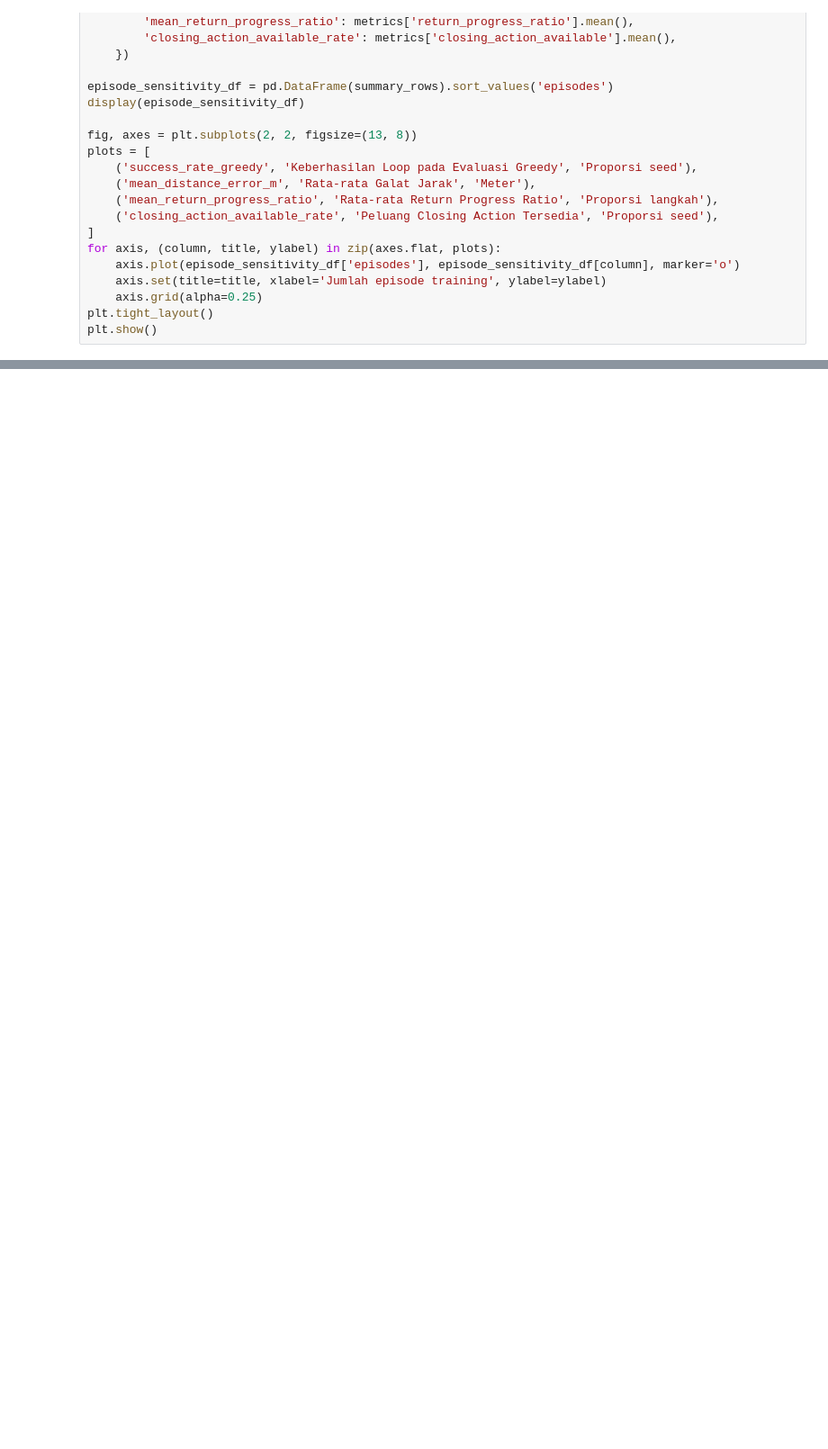
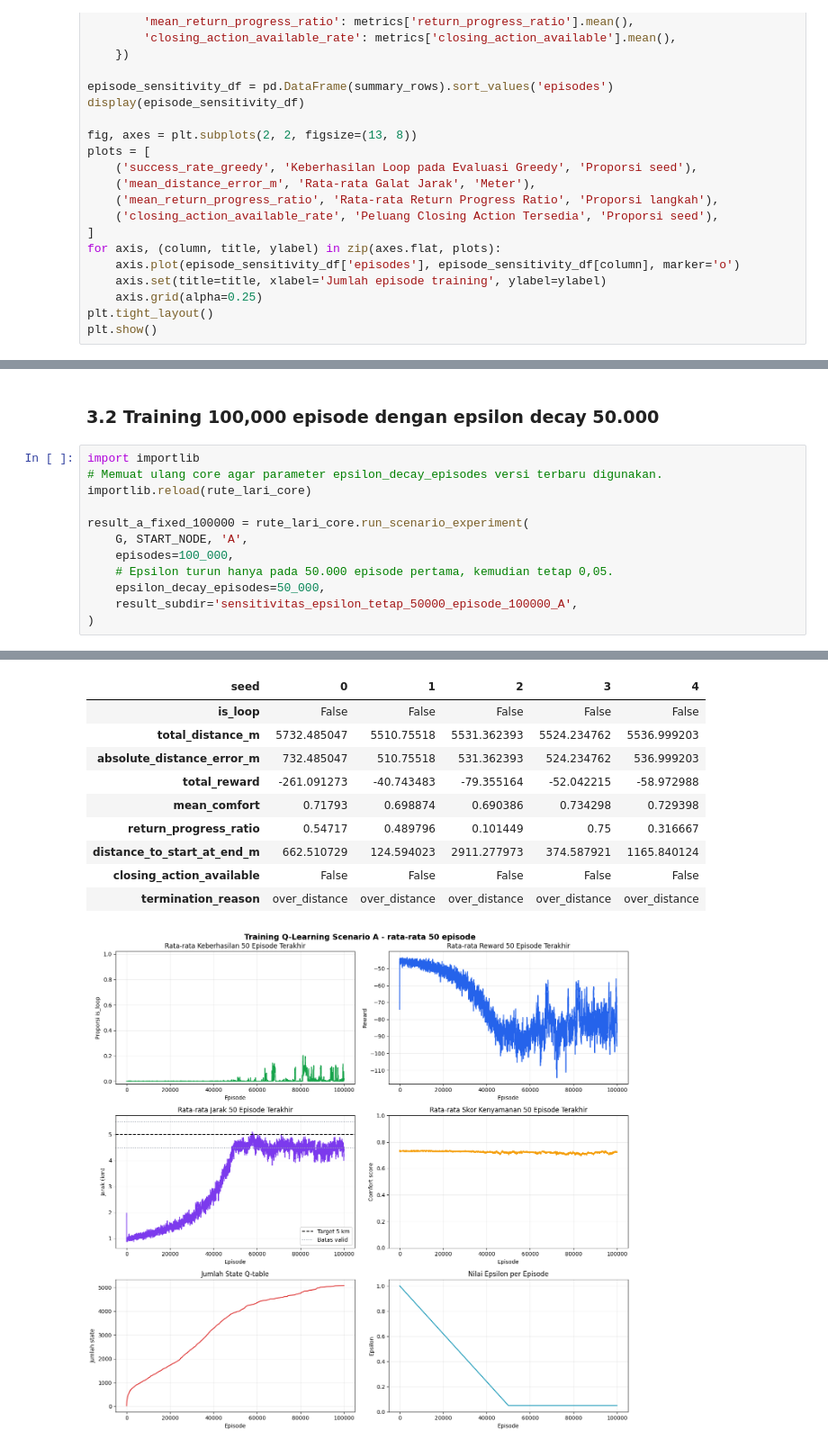
Before and after one commit to davidimannuel/uwika-ta-31123022-2026, a Jupyter notebook: scenario_A.ipynb, the cells around one changed output, grey strips where cells are left out. Shown at 90% size. Drawn from its saved outputs; the diff is of its cells as text; blank space fills up the shorter version.

```diff
--- a/scenario_A.ipynb
+++ b/scenario_A.ipynb
@@ -147,0 +237,15 @@ plt.show()
+# %% [markdown]
+### 3.2 Training 100,000 episode dengan epsilon decay 50.000
+# %%
+import importlib
+# Memuat ulang core agar parameter epsilon_decay_episodes versi terbaru digunakan.
+importlib.reload(rute_lari_core)
+
+result_a_fixed_100000 = rute_lari_core.run_scenario_experiment(
+    G, START_NODE, 'A',
+    episodes=100_000,
+    # Epsilon turun hanya pada 50.000 episode pertama, kemudian tetap 0,05.
+    epsilon_decay_episodes=50_000,
+    result_subdir='sensitivitas_epsilon_tetap_50000_episode_100000_A',
+)
+# %% [output]
@@ -147,0 +260,11 @@ plt.show()
+| seed | 0 | 1 | 2 | 3 | 4 |
+| is_loop | False | False | False | False | False |
+| total_distance_m | 5732.485047 | 5510.75518 | 5531.362393 | 5524.234762 | 5536.999203 |
+| absolute_distance_error_m | 732.485047 | 510.75518 | 531.362393 | 524.234762 | 536.999203 |
+| total_reward | -261.091273 | -40.743483 | -79.355164 | -52.042215 | -58.972988 |
+| mean_comfort | 0.71793 | 0.698874 | 0.690386 | 0.734298 | 0.729398 |
+| return_progress_ratio | 0.54717 | 0.489796 | 0.101449 | 0.75 | 0.316667 |
+| distance_to_start_at_end_m | 662.510729 | 124.594023 | 2911.277973 | 374.587921 | 1165.840124 |
+| closing_action_available | False | False | False | False | False |
+| termination_reason | over_distance | over_distance | over_distance | over_distance | over_distance |
+[figure, added]
```
Also changed, not shown: parts of 13 cells of this notebook, 6 other files.
